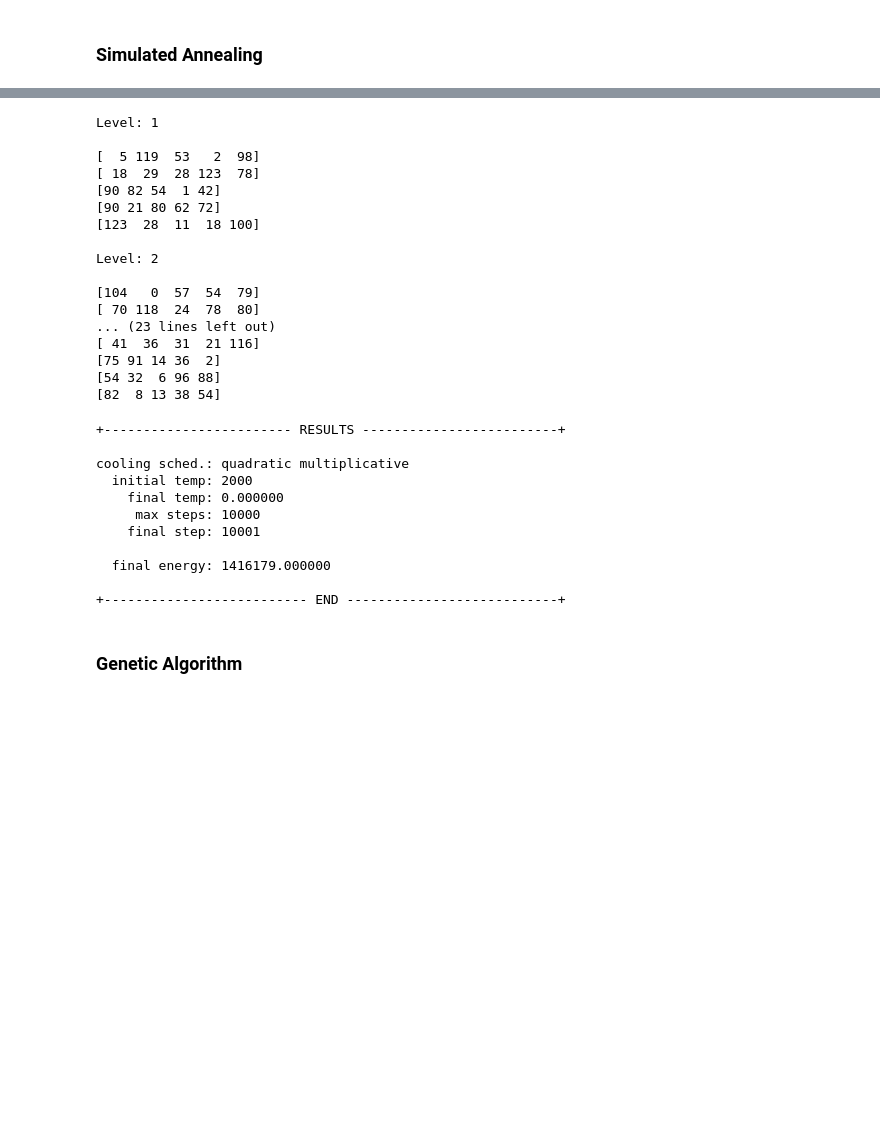
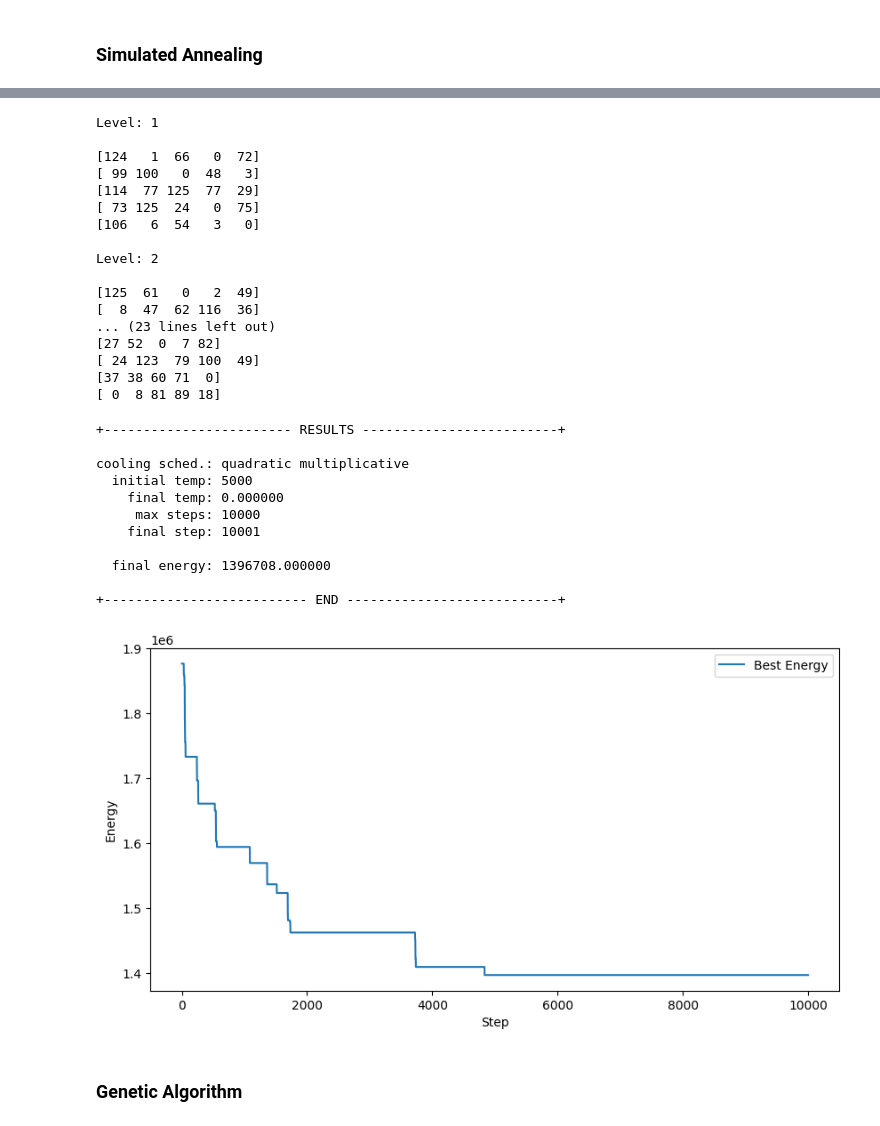
Before and after one commit to marcellinow/diagonal-magic-cube, a Jupyter notebook: main.ipynb, the cells around one changed output, grey strips where cells are left out. Saved outputs shown, nothing was run; the diff lists cells and outputs as text; code cells hidden in the pictures; blank space fills up the shorter version.

Commit message:
make visualize based on history on simulated

```diff
--- a/main.ipynb
+++ b/main.ipynb
@@ -113,3 +97,3 @@ Level: 2
 # %%
-SA = Simulated(cube=cube,tmax=2000,step_max=10000,cooling_schedule="quadratic",alpha=0.99)
+SA = Simulated(cube=cube,tmax=5000,step_max=10000,cooling_schedule="quadratic",alpha=0.99)
 # %% [output]
@@ -135,34 +119,38 @@ SA.final_state()
 # %% [output]
 Level: 1
 
-[  5 119  53   2  98]
-[ 18  29  28 123  78]
-[90 82 54  1 42]
-[90 21 80 62 72]
-[123  28  11  18 100]
+[124   1  66   0  72]
+[ 99 100   0  48   3]
+[114  77 125  77  29]
+[ 73 125  24   0  75]
+[106   6  54   3   0]
 
 Level: 2
 
-[104   0  57  54  79]
-[ 70 118  24  78  80]
+[125  61   0   2  49]
+[  8  47  62 116  36]
 ... (23 lines left out)
-[ 41  36  31  21 116]
-[75 91 14 36  2]
-[54 32  6 96 88]
-[82  8 13 38 54]
+[27 52  0  7 82]
+[ 24 123  79 100  49]
+[37 38 60 71  0]
+[ 0  8 81 89 18]
 # %%
 SA.results()
 # %% [output]
 +------------------------ RESULTS -------------------------+
 
 cooling sched.: quadratic multiplicative
-  initial temp: 2000
+  initial temp: 5000
     final temp: 0.000000
      max steps: 10000
     final step: 10001
 
-  final energy: 1416179.000000
+  final energy: 1396708.000000
 
 +-------------------------- END ---------------------------+
+# %%
+SA.hist_plot()
+# %% [output]
+[figure, added]
 # %% [markdown]
 ### Genetic Algorithm
```
Also changed, not shown: parts of 4 cells of this notebook, 2 other files.
